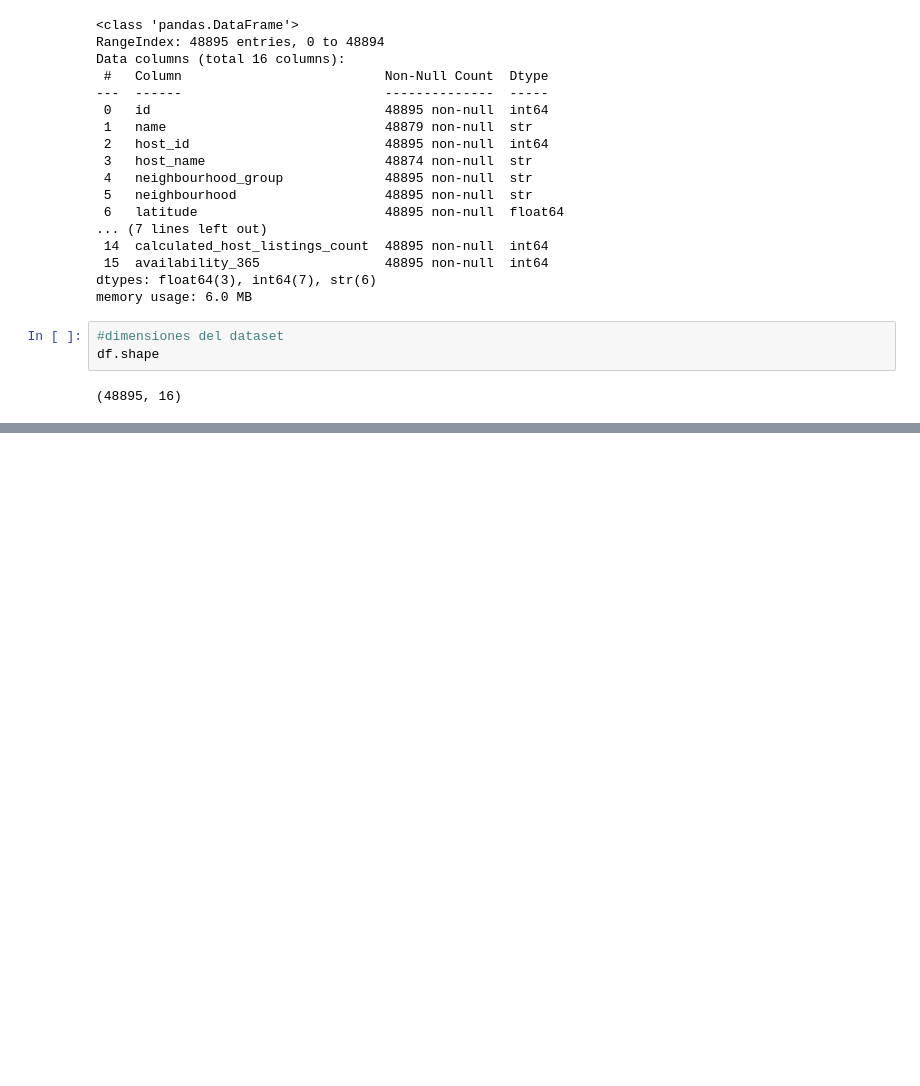
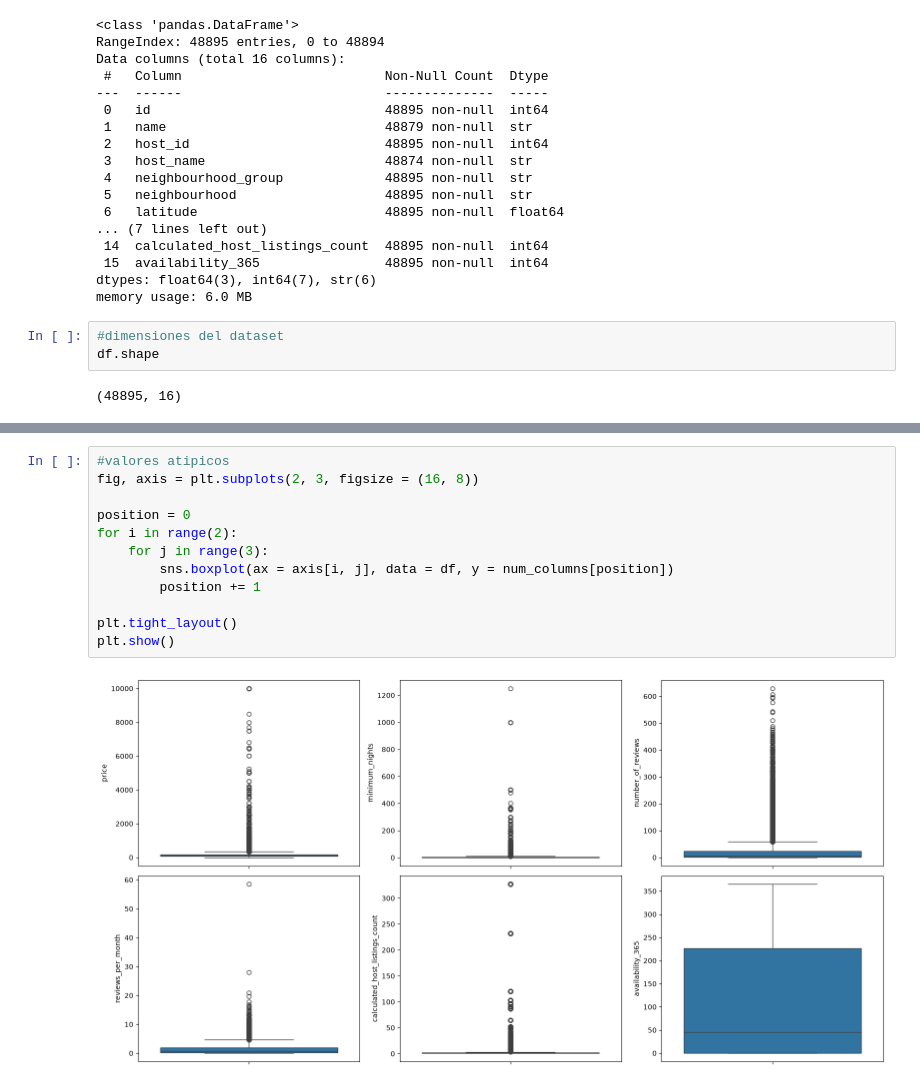
Before and after one commit to JJBP55/machine-learning-python-template, a Jupyter notebook: src/explore.ipynb, the cells around one changed output, grey strips where cells are left out. Saved outputs shown, nothing was run; the diff lists cells and outputs as text; blank space fills up the shorter version.

```diff
--- a/src/explore.ipynb
+++ b/src/explore.ipynb
@@ -33,0 +175,14 @@ df.shape
+# %%
+#valores atipicos
+fig, axis = plt.subplots(2, 3, figsize = (16, 8))
+
+position = 0
+for i in range(2):
+    for j in range(3):
+        sns.boxplot(ax = axis[i, j], data = df, y = num_columns[position])
+        position += 1
+
+plt.tight_layout()
+plt.show()
+# %% [output]
+[figure, added]
```
Also changed, not shown: parts of 43 cells of this notebook, 2 other files.
